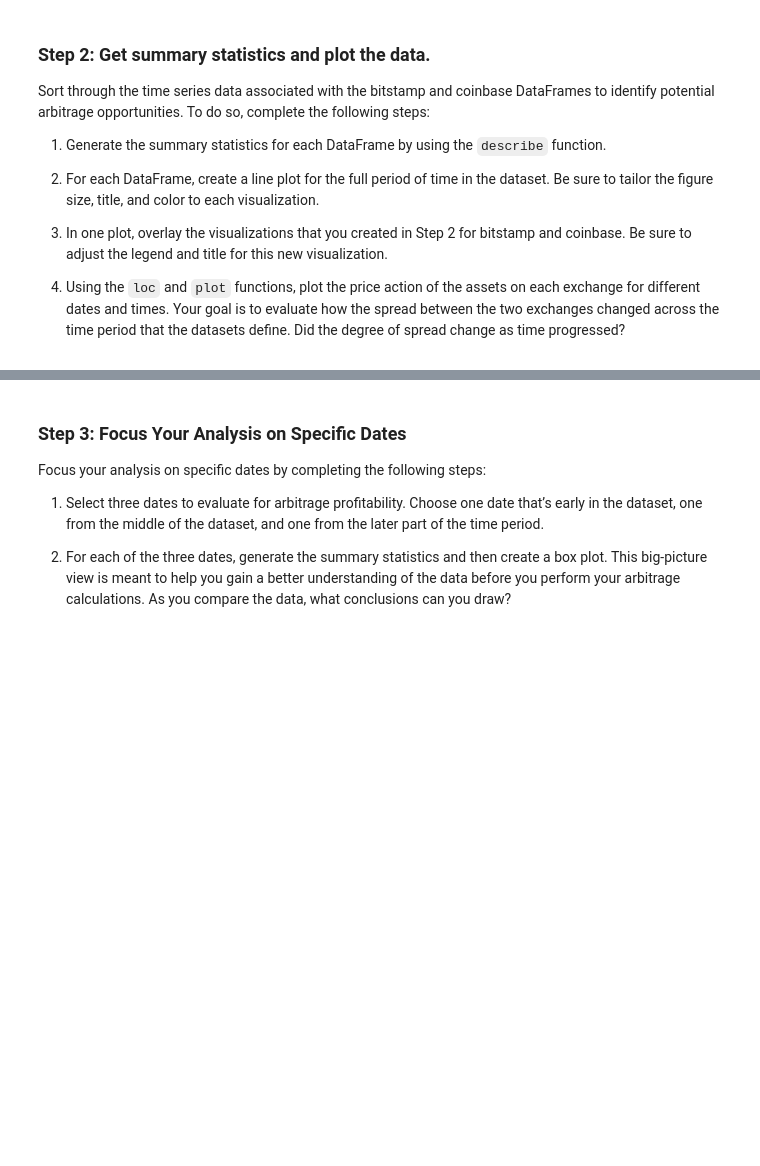
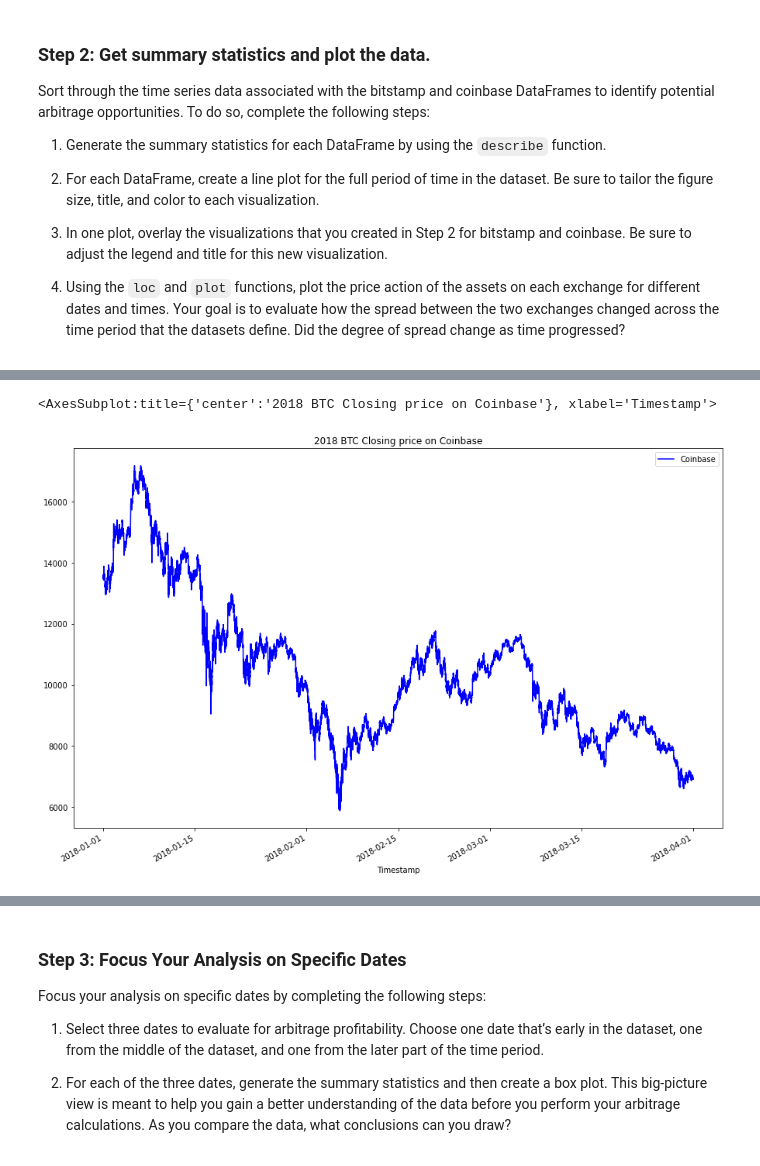
Before and after one commit to Aheesh/arbitrage, a Jupyter notebook: crypto_arbitrage.ipynb, the cells around one changed output, grey strips where cells are left out. Drawn from its saved outputs; the diff is of its cells as text; code cells hidden in the pictures; blank space fills up the shorter version.

```diff
--- a/crypto_arbitrage.ipynb
+++ b/crypto_arbitrage.ipynb
@@ -442,4 +481,8 @@ Sort through the time series data associated with the bitstamp and coinbase Data
 # %%
-# Create a line plot for the bitstamp DataFrame for the full length of time in the dataset
+# Create a line plot for the coinbase DataFrame for the full length of time in the dataset
 # Be sure that the figure size, title, and color are tailored to each visualization
 # YOUR CODE HERE
+coinbase['Close'].loc[:].plot(kind='line', legend=True,title='2018 BTC Closing price on Coinbase', figsize=(15,10),color='blue',label='Coinbase')
+# %% [output]
+<AxesSubplot:title={'center':'2018 BTC Closing price on Coinbase'}, xlabel='Timestamp'>
+[figure, added]
```
Also changed, not shown: parts of 10 cells of this notebook.
